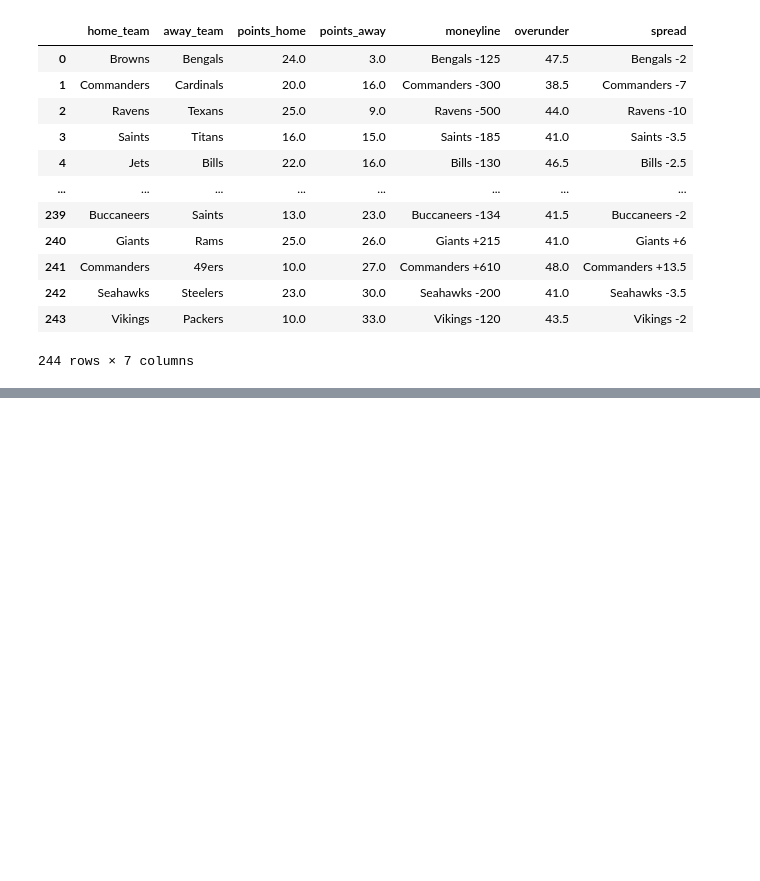
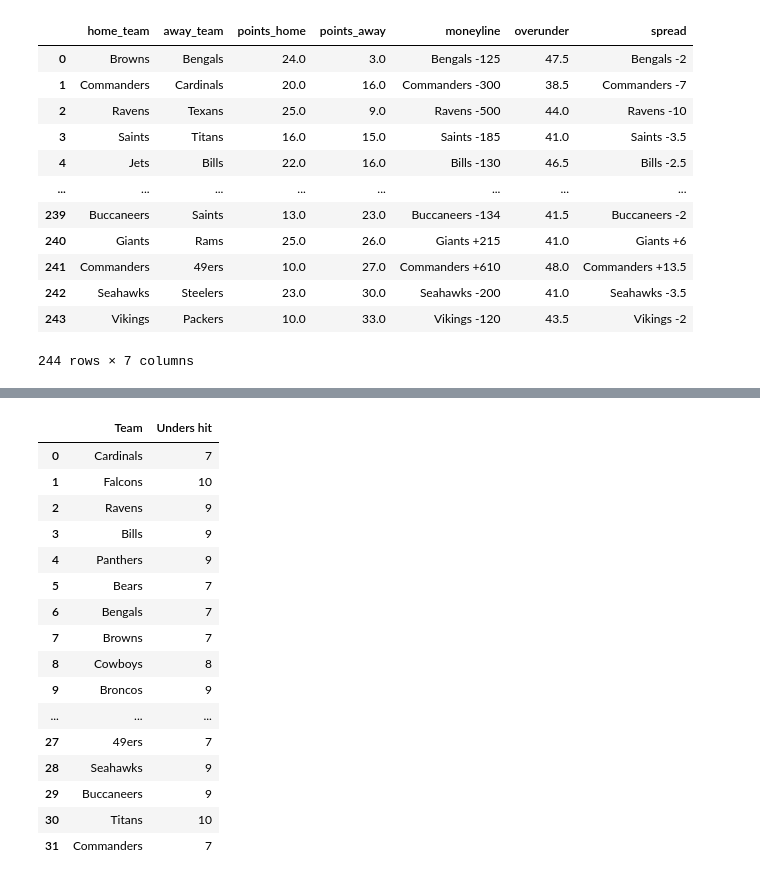
Before and after one commit to christian-a-smith/NFLproject, a Jupyter notebook: python-files/python_code.ipynb, the cells around one changed output, grey strips where cells are left out. Drawn from its saved outputs; the diff is of its cells as text; code cells hidden in the pictures; blank space fills up the shorter version.

```diff
--- a/python-files/python_code.ipynb
+++ b/python-files/python_code.ipynb
@@ -199,3 +235,24 @@ unders = {}
+# %%
+unders_df = pd.DataFrame(list(unders.items()), columns = ["Team", "Unders hit"])
+unders_df
+# %% [output]
+|  | Team | Unders hit |
+| 0 | Cardinals | 7 |
+| 1 | Falcons | 10 |
+| 2 | Ravens | 9 |
+| 3 | Bills | 9 |
+| 4 | Panthers | 9 |
+| 5 | Bears | 7 |
+| 6 | Bengals | 7 |
+| 7 | Browns | 7 |
+| 8 | Cowboys | 8 |
+| 9 | Broncos | 9 |
+| ... | ... | ... |
+| 27 | 49ers | 7 |
+| 28 | Seahawks | 9 |
+| 29 | Buccaneers | 9 |
+| 30 | Titans | 10 |
+| 31 | Commanders | 7 |
 # %%
 #create code to show the spreads that were successfully covered for each team
 # %%
```
Also changed, not shown: parts of 7 cells of this notebook.
